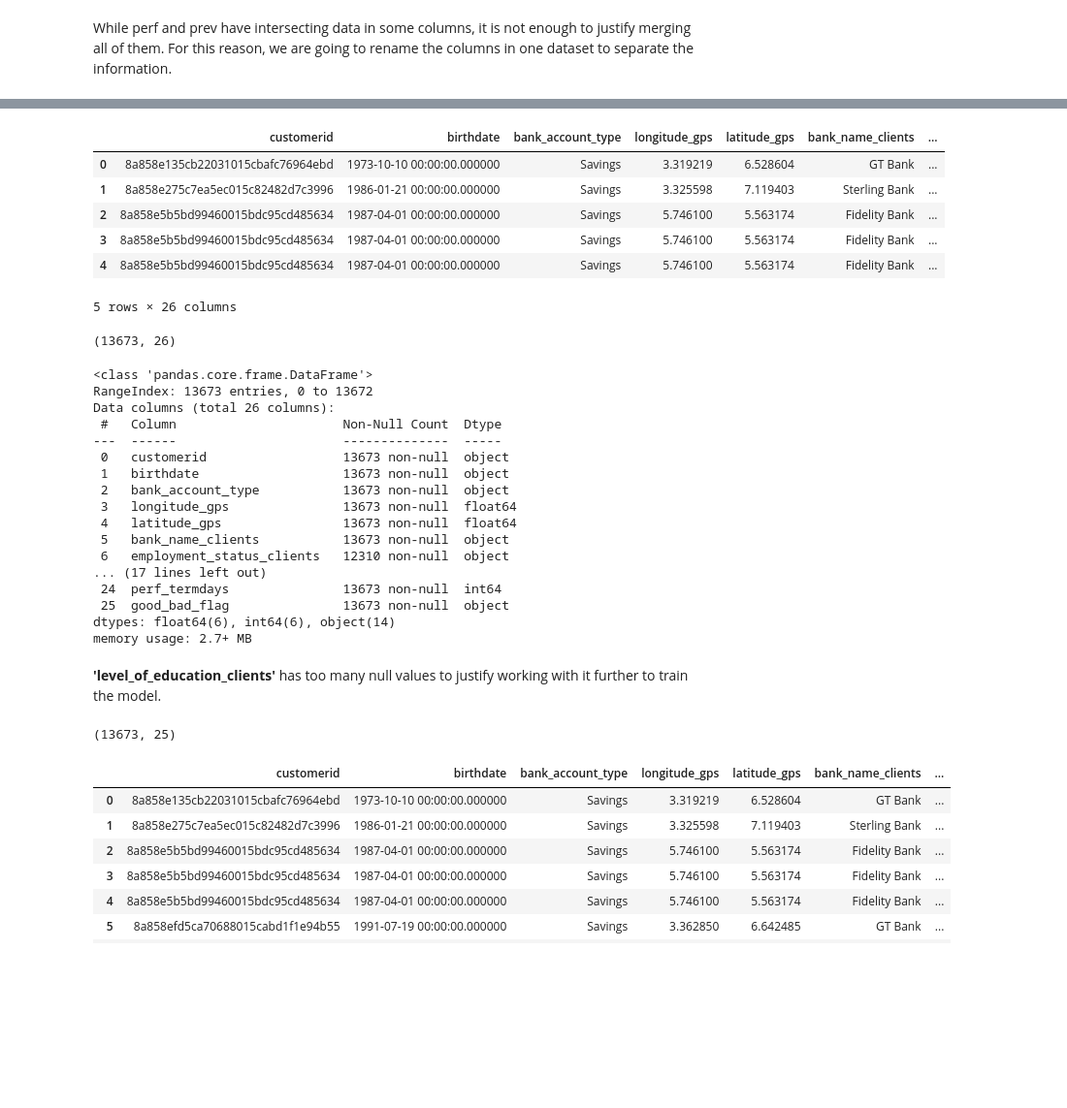
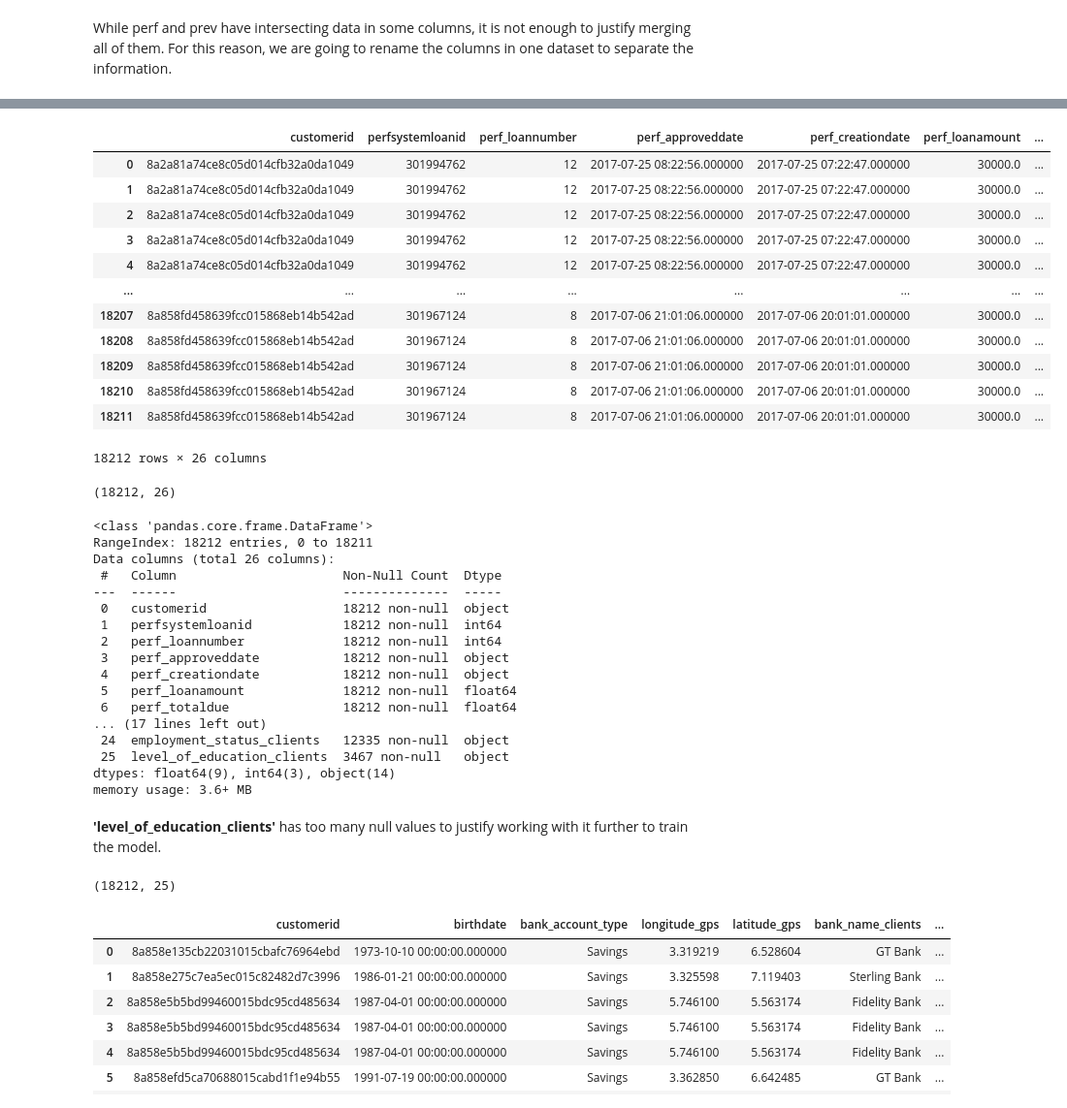
Before and after one commit to kakopo/loan-default-prediction-challenge-group-8, a Jupyter notebook: jupyter_notebook/data_analysis.ipynb, the cells around one changed output, grey strips where cells are left out. Shown at 97% size. Saved outputs shown, nothing was run; the diff lists cells and outputs as text; code cells hidden in the pictures; blank space fills up the shorter version.

```diff
--- a/jupyter_notebook/data_analysis.ipynb
+++ b/jupyter_notebook/data_analysis.ipynb
@@ -228,5 +230,5 @@ dup_count
 # %%
-demo = demo.drop_duplicates()
+# demo = demo.drop_duplicates()
 # %%
 demo.shape
 # %% [output]
@@ -387,6 +389,6 @@ Data columns (total 9 columns):
 dtypes: float64(2), int64(3), object(4)
 memory usage: 307.2+ KB
 # %%
-loandata = pd.merge(prev, perf, on='customerid')
-loandata.head()
+loandata = pd.merge(perf, prev, on='customerid', how = 'left')
+loandata
 # %% [output]
@@ -399,38 +408,44 @@ loandata.head()
 # %%
-loan_data = pd.merge(demo, loandata, on='customerid')
-loan_data.head()
+loan_data = pd.merge(loandata, demo, on='customerid', how = 'left')
+loan_data
 # %% [output]
-|  | customerid | birthdate | bank_account_type | longitude_gps | latitude_gps | bank_name_clients | ... |
-| 0 | 8a858e135cb22031015cbafc76964ebd | 1973-10-10 00:00:00.000000 | Savings | 3.319219 | 6.528604 | GT Bank | ... |
-| 1 | 8a858e275c7ea5ec015c82482d7c3996 | 1986-01-21 00:00:00.000000 | Savings | 3.325598 | 7.119403 | Sterling Bank | ... |
-| 2 | 8a858e5b5bd99460015bdc95cd485634 | 1987-04-01 00:00:00.000000 | Savings | 5.746100 | 5.563174 | Fidelity Bank | ... |
-| 3 | 8a858e5b5bd99460015bdc95cd485634 | 1987-04-01 00:00:00.000000 | Savings | 5.746100 | 5.563174 | Fidelity Bank | ... |
-| 4 | 8a858e5b5bd99460015bdc95cd485634 | 1987-04-01 00:00:00.000000 | Savings | 5.746100 | 5.563174 | Fidelity Bank | ... |
+|  | customerid | perfsystemloanid | perf_loannumber | perf_approveddate | perf_creationdate | perf_loanamount | ... |
+| 0 | 8a2a81a74ce8c05d014cfb32a0da1049 | 301994762 | 12 | 2017-07-25 08:22:56.000000 | 2017-07-25 07:22:47.000000 | 30000.0 | ... |
+| 1 | 8a2a81a74ce8c05d014cfb32a0da1049 | 301994762 | 12 | 2017-07-25 08:22:56.000000 | 2017-07-25 07:22:47.000000 | 30000.0 | ... |
+| 2 | 8a2a81a74ce8c05d014cfb32a0da1049 | 301994762 | 12 | 2017-07-25 08:22:56.000000 | 2017-07-25 07:22:47.000000 | 30000.0 | ... |
+| 3 | 8a2a81a74ce8c05d014cfb32a0da1049 | 301994762 | 12 | 2017-07-25 08:22:56.000000 | 2017-07-25 07:22:47.000000 | 30000.0 | ... |
+| 4 | 8a2a81a74ce8c05d014cfb32a0da1049 | 301994762 | 12 | 2017-07-25 08:22:56.000000 | 2017-07-25 07:22:47.000000 | 30000.0 | ... |
+| ... | ... | ... | ... | ... | ... | ... | ... |
+| 18207 | 8a858fd458639fcc015868eb14b542ad | 301967124 | 8 | 2017-07-06 21:01:06.000000 | 2017-07-06 20:01:01.000000 | 30000.0 | ... |
+| 18208 | 8a858fd458639fcc015868eb14b542ad | 301967124 | 8 | 2017-07-06 21:01:06.000000 | 2017-07-06 20:01:01.000000 | 30000.0 | ... |
+| 18209 | 8a858fd458639fcc015868eb14b542ad | 301967124 | 8 | 2017-07-06 21:01:06.000000 | 2017-07-06 20:01:01.000000 | 30000.0 | ... |
+| 18210 | 8a858fd458639fcc015868eb14b542ad | 301967124 | 8 | 2017-07-06 21:01:06.000000 | 2017-07-06 20:01:01.000000 | 30000.0 | ... |
+| 18211 | 8a858fd458639fcc015868eb14b542ad | 301967124 | 8 | 2017-07-06 21:01:06.000000 | 2017-07-06 20:01:01.000000 | 30000.0 | ... |
-5 rows × 26 columns
+18212 rows × 26 columns
 # %%
 loan_data.shape
 # %% [output]
-(13673, 26)
+(18212, 26)
 # %%
 loan_data.info()
 # %% [output]
 <class 'pandas.core.frame.DataFrame'>
-RangeIndex: 13673 entries, 0 to 13672
+RangeIndex: 18212 entries, 0 to 18211
 Data columns (total 26 columns):
  #   Column                      Non-Null Count  Dtype
 ---  ------                      --------------  -----
- 0   customerid                  13673 non-null  object
- 1   birthdate                   13673 non-null  object
- 2   bank_account_type           13673 non-null  object
- 3   longitude_gps               13673 non-null  float64
- 4   latitude_gps                13673 non-null  float64
- 5   bank_name_clients           13673 non-null  object
- 6   employment_status_clients   12310 non-null  object
+ 0   customerid                  18212 non-null  object
+ 1   perfsystemloanid            18212 non-null  int64
+ 2   perf_loannumber             18212 non-null  int64
+ 3   perf_approveddate           18212 non-null  object
+ 4   perf_creationdate           18212 non-null  object
+ 5   perf_loanamount             18212 non-null  float64
+ 6   perf_totaldue               18212 non-null  float64
 ... (17 lines left out)
- 24  perf_termdays               13673 non-null  int64
- 25  good_bad_flag               13673 non-null  object
-dtypes: float64(6), int64(6), object(14)
-memory usage: 2.7+ MB
+ 24  employment_status_clients   12335 non-null  object
+ 25  level_of_education_clients  3467 non-null   object
+dtypes: float64(9), int64(3), object(14)
+memory usage: 3.6+ MB
 # %% [markdown]
 **'level_of_education_clients'** has too many null values to justify working with it further to train the model.
 # %%
@@ -438,7 +453,7 @@ loan_data = loan_data.drop(columns=['level_of_education_clients'])
 # %%
 loan_data.shape
 # %% [output]
-(13673, 25)
+(18212, 25)
 # %%
 loan_data.head(15)
 # %% [output]
```
Also changed, not shown: parts of 10 cells of this notebook.
